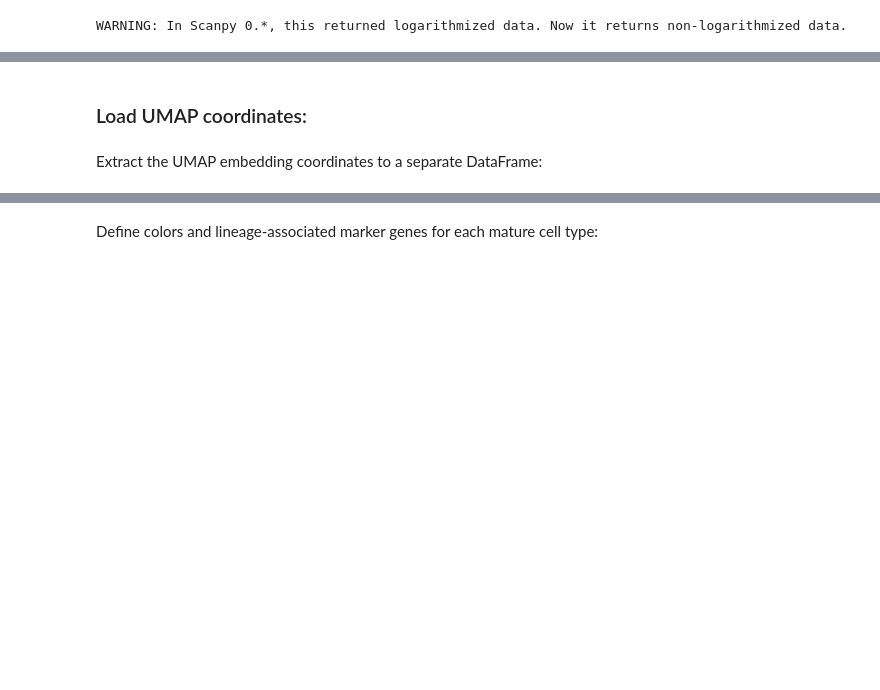
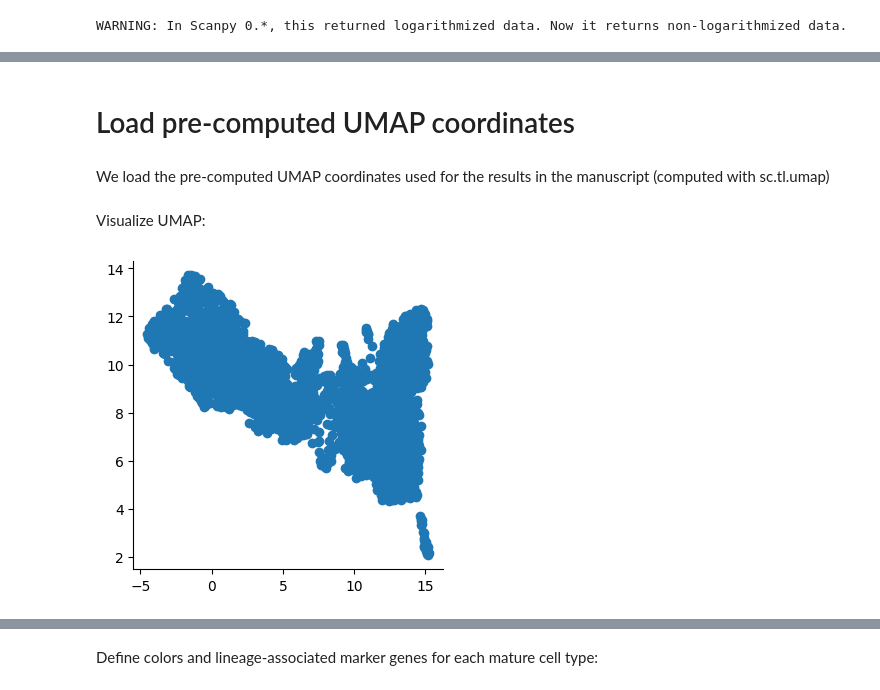
Before and after one commit to dahlinlab/MultistageOT, a Jupyter notebook: scripts/notebooks/real_data/paul2015/main.ipynb, the cells around one changed output, grey strips where cells are left out. Drawn from its saved outputs; the diff is of its cells as text; code cells hidden in the pictures; blank space fills up the shorter version.

```diff
--- a/scripts/notebooks/real_data/paul2015/main.ipynb
+++ b/scripts/notebooks/real_data/paul2015/main.ipynb
@@ -45,5 +67,5 @@ sc.tl.pca(adata, svd_solver="arpack")
 # %% [markdown]
-### Load UMAP coordinates:
+# Load pre-computed UMAP coordinates
-# %% [markdown]
-Extract the UMAP embedding coordinates to a separate DataFrame:
+# %% [markdown]
+We load the pre-computed UMAP coordinates used for the results in the manuscript (computed with sc.tl.umap)
 # %%
@@ -52 +75,9 @@ embedding = embedding.drop(columns=['Unnamed: 0'])
 embedding.index = embedding.index.astype(str)
+# %% [markdown]
+Visualize UMAP:
+# %%
+plt.figure(figsize=(4,4))
+plt.scatter(embedding.loc[:,'umap_1'],embedding.loc[:,'umap_2'])
+sbn.despine()
+# %% [output]
+[figure, added]
```
Also changed, not shown: parts of 31 cells of this notebook, 18 other files.
